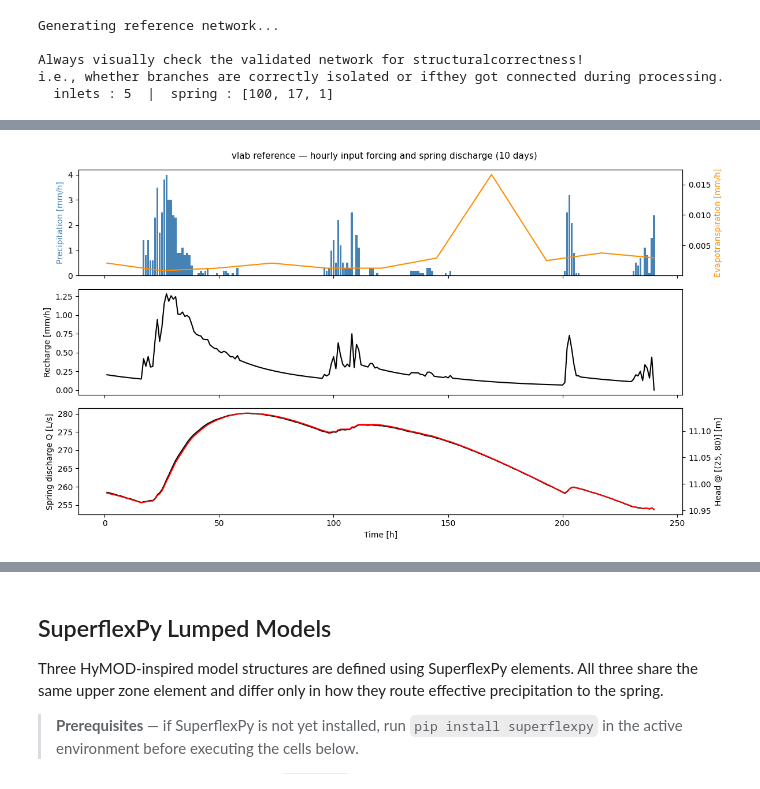
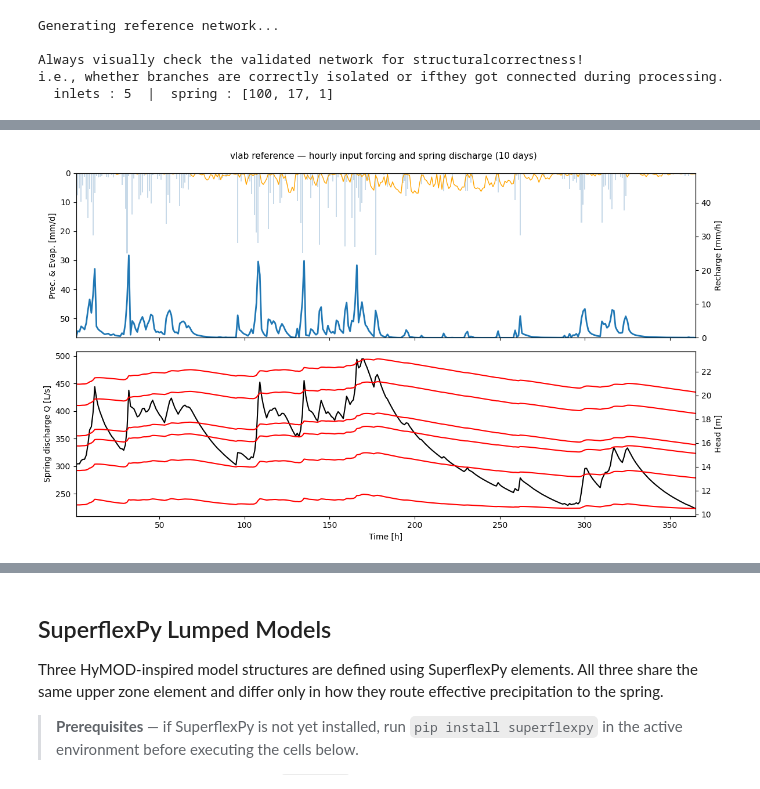
Before and after one commit to iGW-TU-Dresden/CFPy, a Jupyter notebook: vlab/examples/VLAB_06.ipynb, the cells around one changed output, grey strips where cells are left out. Saved outputs shown, nothing was run; the diff lists cells and outputs as text; code cells hidden in the pictures.

```diff
--- a/vlab/examples/VLAB_06.ipynb
+++ b/vlab/examples/VLAB_06.ipynb
@@ -99,0 +57,14 @@ Study period : 2016-01-30 00:00:00  —  2016-02-08 23:00:00
+# %%
+data_full = vlab.Data.default(temporal_resolution='daily')
+
+data = vlab.Data(
+    data_full.prec.iloc[START : START + N_STEPS],
+    data_full.evap.iloc[START : START + N_STEPS],
+)
+
+print(f"Study period : {data.prec.index[0]}  —  {data.prec.index[-1]}")
+print(f"  Precipitation : mean = {data.prec.mean():.4f} mm/h, "
+      f"total = {data.prec.sum():.1f} mm")
+print(f"  Evaporation   : mean = {data.evap.mean():.4f} mm/h")
+
+plt.plot(data.prec.values)
@@ -169,11 +163,10 @@ if not success:
 
 # get recharge time series
 # the recharge time series itself does NOT contain the steady state recharge, so we don't need to discard anything
-rch = s.simulate_recharge() / 24. # convert to mm/h
+rch = s.simulate_recharge() # / 24. # convert to mm/h
 
 # Index 0 of Q_ref is the steady-state warm-up; skip it and convert m³/s → L/s
 Q_ref_Ls = Q_ref.values[1:] * 1000
-t_hours  = np.arange(1, N_HOURS + 1)
 
 print(f"  Q_peak = {Q_ref_Ls.max():.3f} L/s  |  Q_mean = {Q_ref_Ls.mean():.3f} L/s  "
       f"|  length = {len(Q_ref_Ls)} steps")
@@ -185,32 +178,43 @@ Elapsed time (write nbr data): 0.21 s
 # %%
-fig, (ax1, ax2, ax3) = plt.subplots(3, 1, figsize=(12, 7), sharex=True)
+fig, (ax1, ax2) = plt.subplots(2, 1, figsize=(12, 7), sharex=True)
 
-heads_point = [25, 80] # row, col
+head_points = [
+    [10, 10],
+    [15, 15],
+    [20, 20],
+    [25, 25],
+    [30, 30],
+    [35, 35]
+] # row, col
 
 ax1_t = ax1.twinx()
-ax3_t = ax3.twinx()
+ax2_t = ax2.twinx()
 
-ax1.bar(t_hours, data.prec.values, color='steelblue', width=0.9)
-ax1.set_ylabel('Precipitation [mm/h]', c='steelblue')
+ax1.bar(time_steps, data.prec.values, color='steelblue', width=0.7, alpha=0.3)
+ax1.plot(time_steps, data.evap.values, color='orange', lw=1.)
+ax1.set_ylabel('Prec. & Evap. [mm/d]')
+ax1.yaxis.set_inverted(True)
+ax1.set_ylim(max([data.prec.values.max(), data.evap.values.max()]) * 2., 0.)
 
-ax1_t.plot(t_hours, data.evap.values, color='darkorange', lw=1.5)
-ax1_t.set_ylabel('Evapotranspiration [mm/h]', c='darkorange')
+ax1_t.plot(time_steps, rch, lw=2.)
+ax1_t.set_ylabel('Recharge [mm/h]')
+ax1_t.set_ylim(0., rch.max() * 2.)
 
-ax2.plot(t_hours, rch, color='k', lw=1.5)
-ax2.set_ylabel('Recharge [mm/h]')
+ax2.plot(time_steps, Q_ref_Ls, color='black', lw=1.5)
+ax2.set_ylabel('Spring discharge Q [L/s]')
+ax2.set_xlabel('Time [h]')
 
-ax3.plot(t_hours, Q_ref_Ls, color='black', lw=1.5)
-ax3.set_ylabel('Spring discharge Q [L/s]')
-ax3.set_xlabel('Time [h]')
+for p in head_points:
+    ax2_t.plot(time_steps, heads[1:, 0, p[0], p[1]], color='red', lw=1.5)
+ax2_t.set_ylabel(f'Head [m]')
 
-ax3_t.plot(t_hours, heads[1:, 0, heads_point[0], heads_point[1]], color='red', lw=1.5)
-ax3_t.set_ylabel(f'Head @ [{heads_point[0], heads_point[1]}] [m]')
+ax2.set_xlim(time_steps[0], time_steps[-1])
 
 plt.suptitle(
     'vlab reference — hourly input forcing and spring discharge (10 days)',
     fontsize=11,
 )
 plt.tight_layout()
 plt.show()
 # %% [output]
-[figure, old version]
+[figure, new version]
```
Also changed, not shown: parts of 15 cells of this notebook, 1 other file.
